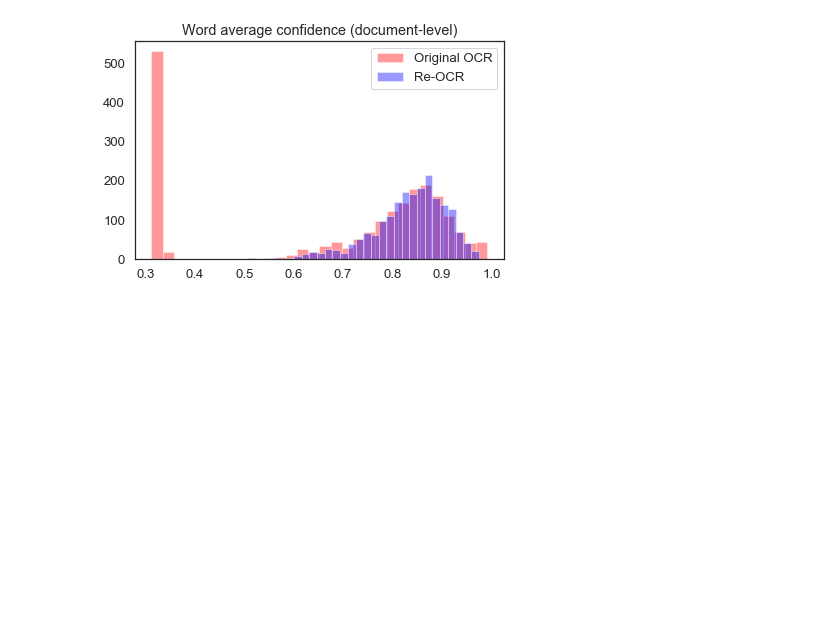
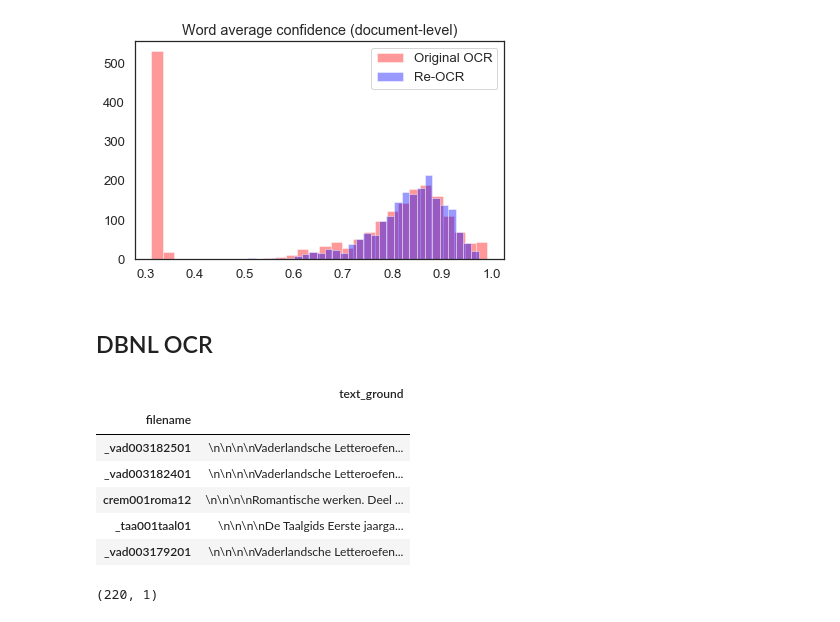
Before and after one commit to Giovanni1085/KB_OCR_impact, a Jupyter notebook: Create data frames.ipynb, the cells around one changed output. Drawn from its saved outputs; the diff is of its cells as text; code cells hidden in the pictures; blank space fills up the shorter version.

```diff
--- a/Create data frames.ipynb
+++ b/Create data frames.ipynb
@@ -187,0 +192,2 @@ full_df.to_csv("full_df.csv", compression="gzip")
+# %% [markdown]
+## DBNL OCR
@@ -187,0 +201,32 @@ full_df.to_csv("full_df.csv", compression="gzip")
+# %%
+# load ground data by filtering for Dutch only
+
+data_dict = {'filename':list(),'text_ground':list()}
+
+# load xml files and get data out
+for root, dirnames, filenames in os.walk(os.path.join(folder,ground_folder)):
+    for f in tqdm_notebook(filenames):
+        if ".xml" in f:
+            full_path = os.path.join(root,f)
+            soup = BeautifulSoup(codecs.open(full_path,encoding="latin1")) # GET the correct encoding!
+            filename = f.replace("_01.xml","")
+            tei_lang = soup.find("language")
+            if tei_lang: # many books do not have language information, in that case we assume it's Dutch
+                if not tei_lang.text == "Nederlands":
+                    continue
+            text = soup.find("body").text
+            data_dict['filename'].append(filename)
+            data_dict['text_ground'].append(text)
+# %%
+df_ground = pd.DataFrame.from_dict(data_dict)
+df_ground = df_ground.set_index('filename')
+# %%
+df_ground.head()
+# %% [output]
+|  | text_ground |
+| filename |  |
+| _vad003182501 | \n\n\n\nVaderlandsche Letteroefen... |
+| _vad003182401 | \n\n\n\nVaderlandsche Letteroefen... |
+| crem001roma12 | \n\n\n\nRomantische werken. Deel ... |
+| _taa001taal01 | \n\n\n\nDe Taalgids Eerste jaarga... |
+| _vad003179201 | \n\n\n\nVaderlandsche Letteroefen... |
@@ -187,0 +235,4 @@ full_df.to_csv("full_df.csv", compression="gzip")
+# %%
+df_ground.shape
+# %% [output]
+(220, 1)
```
Also changed, not shown: parts of 19 cells of this notebook, 1 other file.
